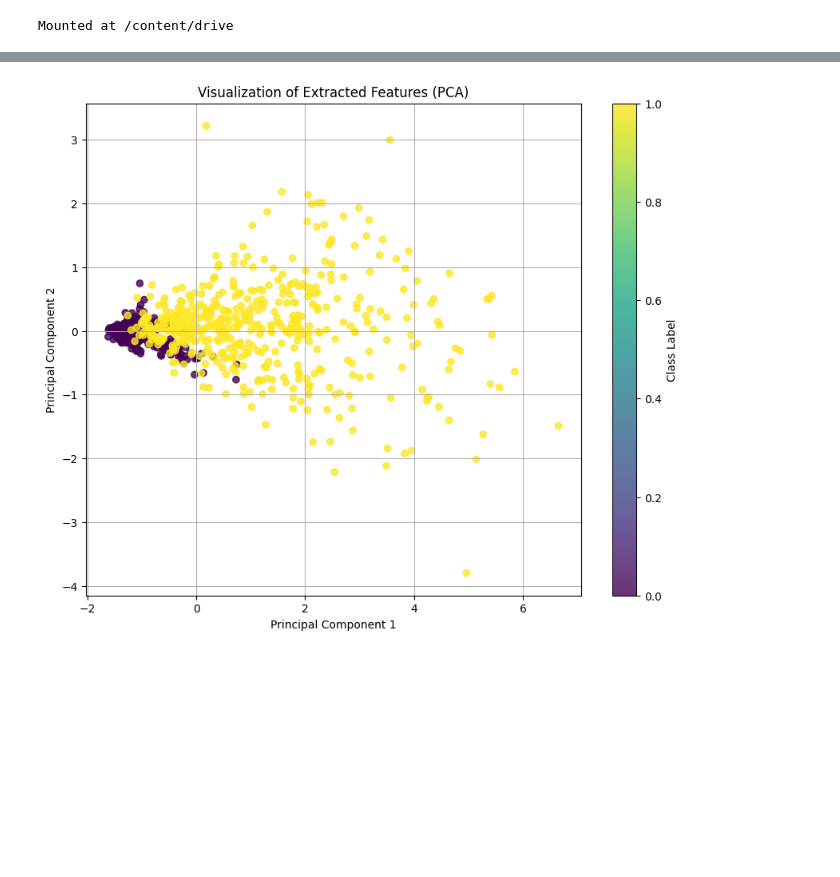
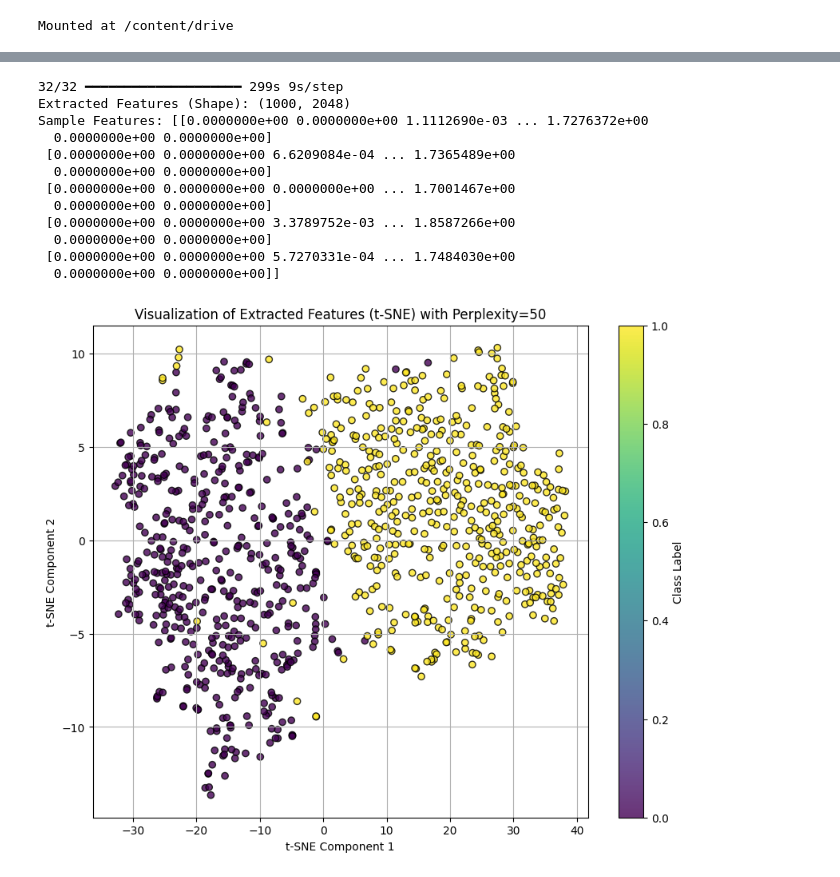
Before and after one commit to Romal27/DSGP-24-Retina94, a Jupyter notebook: RandomForest.ipynb, the cells around one changed output, grey strips where cells are left out. Cells and saved outputs as stored; diff of their text form; code cells hidden in the pictures; blank space fills up the shorter version.

Commit message:
RF metrics

```diff
--- a/RandomForest.ipynb
+++ b/RandomForest.ipynb
@@ -17,44 +16,76 @@ drive.mount('/content/drive')
 Mounted at /content/drive
 # %%
 data_dir = "/content/drive/My Drive/DSGP/Data"
-
-IMG_SIZE = (224, 224)  # Resizing images to 224x224 for ResNet50
+IMG_SIZE = (224, 224)  # Image size for ResNet50
 BATCH_SIZE = 32
 
-datagen = ImageDataGenerator(rescale=1.0 / 255.0)  # Normalize pixel values
+datagen = ImageDataGenerator(
+    rescale=1.0 / 255.0,  # Normalize pixel values
+    rotation_range=20,    # Random rotation
+    width_shift_range=0.2,  # Random horizontal shift
+    height_shift_range=0.2,  # Random vertical shift
+    shear_range=0.2,      # Shear transformations
+    zoom_range=0.2,       # Random zoom
+    horizontal_flip=True  # Random horizontal flip
+)
 
 train_data = datagen.flow_from_directory(
     data_dir,
     target_size=IMG_SIZE,
     batch_size=BATCH_SIZE,
     class_mode='binary',  # Binary classification
-    shuffle=False
+    shuffle=False  # Ensure consistent order for labels
 )
 
 # Load ResNet50 model without the top (fully connected) layer
 base_model = ResNet50(weights='imagenet', include_top=False, input_shape=(224, 224, 3))
 
-# Add a Global Average Pooling layer to extract features
-model = Model(inputs=base_model.input, outputs=tf.keras.layers.GlobalAveragePooling2D()(base_model.output))
+# Add Global Average Pooling layer for feature extraction
+feature_extractor = Model(
+    inputs=base_model.input,
+    outputs=tf.keras.layers.GlobalAveragePooling2D()(base_model.output)
+)
 
-# Extract features
-features = model.predict(train_data, verbose=1)
+# Extract features from images
+features = feature_extractor.predict(train_data, verbose=1)
+
+# Get class labels from train_data
+labels = train_data.classes
 
 print("Extracted Features (Shape):", features.shape)
-print(features)
+print("Sample Features:", features[:5])  # Display the first 5 feature vectors
 
-labels = train_data.classes
+# t-SNE Hyperparameter Tuning
+best_perplexity = None
+best_tsne = None
+best_score = float('inf')  # Initialize the best score for inertia or separation measure
 
-# Reduce dimensionality using PCA (Because the features extracted from the ResNet50 are high dimensional and quite difficult to visualize)
-pca = PCA(n_components=2)
-reduced_features_pca = pca.fit_transform(features)
+# Tune perplexity and learning rate
+for perplexity in [10, 30, 50]:  # Test multiple perplexities
+    for learning_rate in [10, 100, 200]:
+        tsne = TSNE(n_components=2, perplexity=perplexity, learning_rate=learning_rate, n_iter=1000, random_state=42)
+        reduced_features_tsne = tsne.fit_transform(features)
+        # Evaluate separation (or add a domain-specific metric)
+        current_score = np.mean(reduced_features_tsne.std(axis=0))  # Example metric
+        if current_score < best_score:
+            best_score = current_score
+            best_perplexity = perplexity
+            best_tsne = reduced_features_tsne
 
+# Visualize the best t-SNE result
 plt.figure(figsize=(10, 8))
-scatter = plt.scatter(reduced_features_pca[:, 0], reduced_features_pca[:, 1], c=labels, cmap='viridis', alpha=0.8)
+scatter = plt.scatter(
+    best_tsne[:, 0],
+    best_tsne[:, 1],
+    c=labels,
+    cmap='viridis',
+    alpha=0.8,
+    edgecolor='k'
+)
 plt.colorbar(scatter, label='Class Label')
-plt.title('Visualization of Extracted Features (PCA)')
-plt.xlabel('Principal Component 1')
-plt.ylabel('Principal Component 2')
+plt.title(f'Visualization of Extracted Features (t-SNE) with Perplexity={best_perplexity}')
+plt.xlabel('t-SNE Component 1')
+plt.ylabel('t-SNE Component 2')
 plt.grid(True)
 plt.show()
 # %% [output]
@@ -77 +93,13 @@ Extracted Features (Shape): (1000, 2048)
+32/32 ━━━━━━━━━━━━━━━━━━━━ 299s 9s/step
+Extracted Features (Shape): (1000, 2048)
+Sample Features: [[0.0000000e+00 0.0000000e+00 1.1112690e-03 ... 1.7276372e+00
+  0.0000000e+00 0.0000000e+00]
+ [0.0000000e+00 0.0000000e+00 6.6209084e-04 ... 1.7365489e+00
+  0.0000000e+00 0.0000000e+00]
+ [0.0000000e+00 0.0000000e+00 0.0000000e+00 ... 1.7001467e+00
+  0.0000000e+00 0.0000000e+00]
+ [0.0000000e+00 0.0000000e+00 3.3789752e-03 ... 1.8587266e+00
+  0.0000000e+00 0.0000000e+00]
+ [0.0000000e+00 0.0000000e+00 5.7270331e-04 ... 1.7484030e+00
+  0.0000000e+00 0.0000000e+00]]
-[figure, old version]
+[figure, new version]
```
Also changed, not shown: parts of 3 cells of this notebook.
